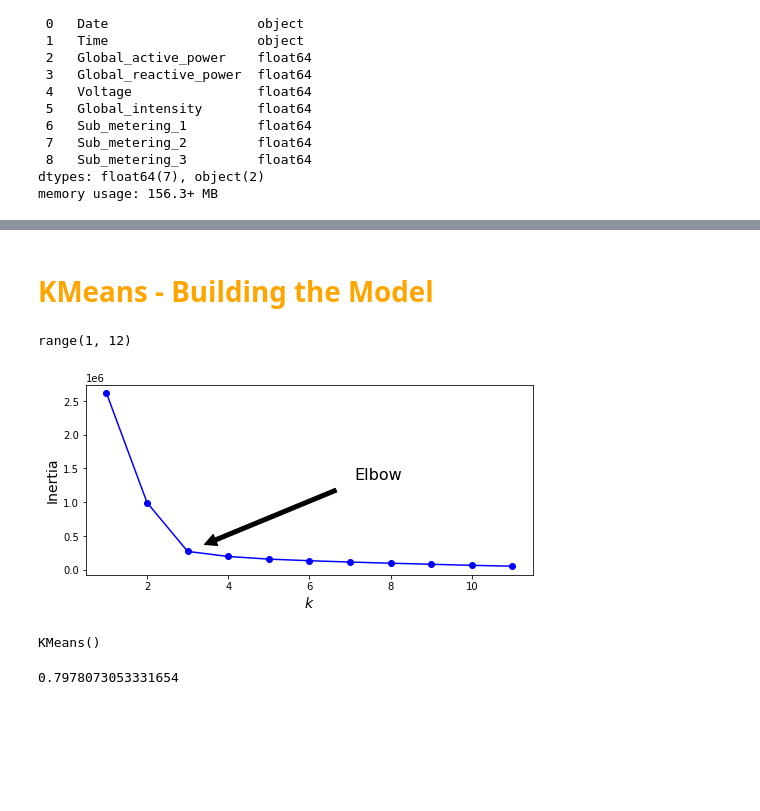
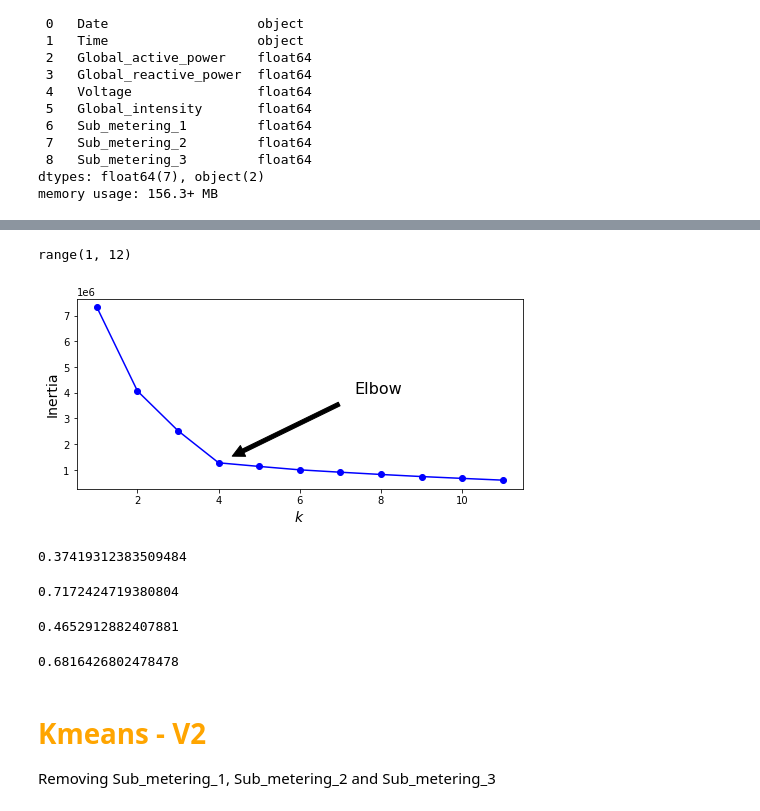
Before and after one commit to matheusmello-o/electric-power-consumption, a Jupyter notebook: clustering-users.ipynb, the cells around one changed output, grey strips where cells are left out. Saved outputs shown, nothing was run; the diff lists cells and outputs as text; code cells hidden in the pictures; blank space fills up the shorter version.

Commit message:
Adding new versions of the model

```diff
--- a/clustering-users.ipynb
+++ b/clustering-users.ipynb
@@ -18,7 +17,7 @@ from sklearn.model_selection import train_test_split
 from scipy.spatial.distance import cdist, pdist
 from sklearn.metrics import silhouette_score
 # %%
-df = pd.read_csv('household_power_consumption.txt', delimiter = ';', low_memory = False)
+df = pd.read_csv('data/household_power_consumption.txt', delimiter = ';', low_memory = False)
 df.head()
 # %% [output]
 |  | Date | Time | Global_active_power | Global_reactive_power | Voltage | Global_intensity | ... |
@@ -135,6 +173,6 @@ df.describe()
 # %%
 df = df.drop(columns=['Date', 'Time'])
 # %%
-df_sample, _ = train_test_split(df, train_size = 0.01)
+df_sample, _ = train_test_split(df, train_size = 0.02, random_state=42)
 df_sample.shape
 # %% [output]
@@ -146,37 +182,74 @@ pca = PCA(n_components = 2).fit_transform(df_sample)
-# %% [markdown]
-# <font color = 'orange'> KMeans - Building the Model </font>
 # %%
 k_range = range(1,12)
 k_range
 # %% [output]
 range(1, 12)
 # %%
-k_means_var = [KMeans(n_clusters = k).fit(pca) for k in k_range]
+k_means_var = [KMeans(n_clusters = k).fit(df_sample) for k in k_range]
 # %%
 inertias = [model.inertia_ for model in k_means_var]
 # %%
+elbow_curve = 4
+
 plt.figure(figsize=(8, 3.5))
 plt.plot(range(1, 12), inertias, "bo-")
 plt.xlabel("$k$", fontsize=14)
 plt.ylabel("Inertia", fontsize=14)
 plt.annotate('Elbow',
-             xy=(3, inertias[2]),
+             xy=(elbow_curve, inertias[elbow_curve - 1]),
              xytext=(0.55, 0.55),
              textcoords='figure fraction',
              fontsize=16,
              arrowprops=dict(facecolor='black', shrink=0.1)
             )
 plt.show()
 # %% [output]
-[figure, old version]
+[figure, new version]
-# %%
-v1_model_8 = KMeans(n_clusters = 8)
-v1_model_8.fit(pca)
-# %% [output]
-KMeans()
 # %%
+# testing with 8 clusters
+
+v1_model_8 = KMeans(n_clusters = 8)
+v1_model_8.fit(df_sample)
+
 # Silhouette Score
 labels = v1_model_8.labels_
-silhouette_score(pca, labels, metric = 'euclidean')
+silhouette_score(df_sample, labels, metric = 'euclidean')
 # %% [output]
-0.7978073053331654
+0.37419312383509484
+# %%
+# testing with 4 clusters
+
+v1_model_4 = KMeans(n_clusters = 4)
+v1_model_4.fit(df_sample)
+
+# Silhouette Score
+labels = v1_model_4.labels_
+silhouette_score(df_sample, labels, metric = 'euclidean')
+# %% [output]
+0.7172424719380804
+# %%
+# testing with 5 clusters
+
+v1_model_5 = KMeans(n_clusters = 5)
+v1_model_5.fit(df_sample)
+
+# Silhouette Score
+labels = v1_model_5.labels_
+silhouette_score(df_sample, labels, metric = 'euclidean')
+# %% [output]
+0.4652912882407881
+# %%
+# testing with 3 clusters
+
+v1_model_3 = KMeans(n_clusters = 3)
+v1_model_3.fit(df_sample)
+
+# Silhouette Score
+labels = v1_model_3.labels_
+silhouette_score(df_sample, labels, metric = 'euclidean')
+# %% [output]
+0.6816426802478478
+# %% [markdown]
+# <font color = 'orange'> Kmeans - V2 </font>
+
+Removing Sub_metering_1, Sub_metering_2 and Sub_metering_3
```
Also changed, not shown: parts of 17 cells of this notebook.
